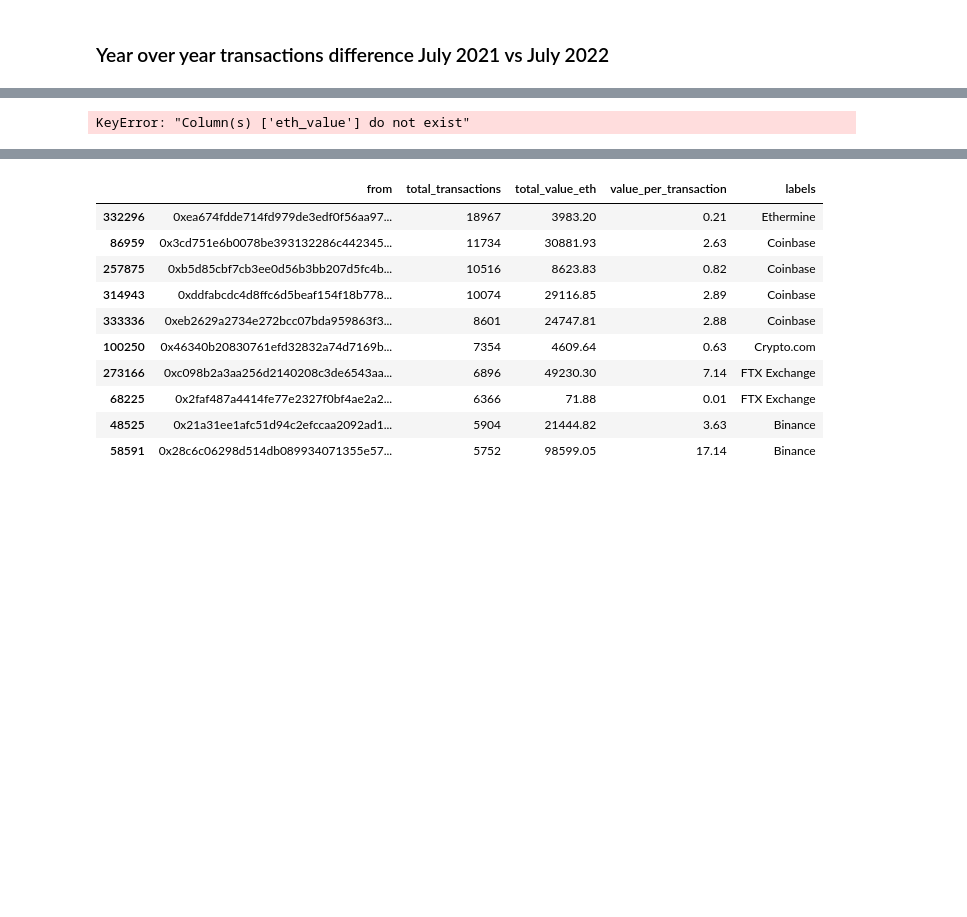
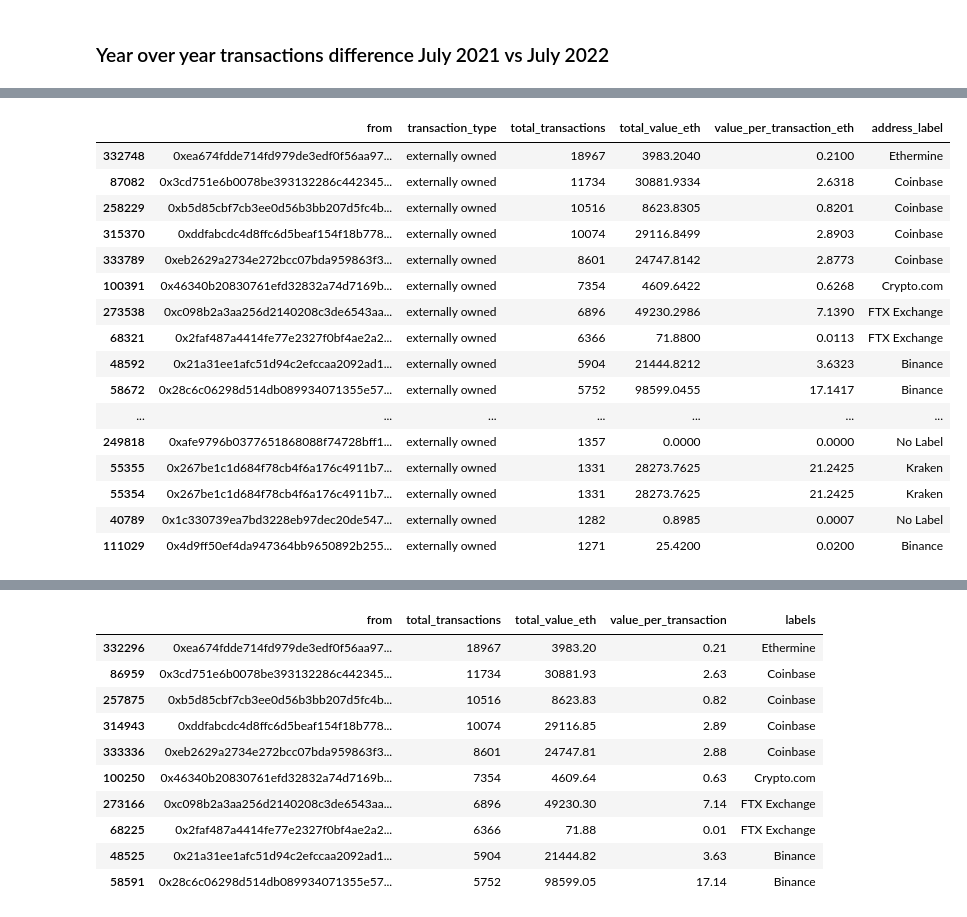
Before and after one commit to InterUniverse/blockchain, a Jupyter notebook: ethereum/nbs/ethereum_analysis.ipynb, the cells around one changed output, grey strips where cells are left out. Cells and saved outputs as stored; diff of their text form; code cells hidden in the pictures; blank space fills up the shorter version.

```diff
--- a/ethereum/nbs/ethereum_analysis.ipynb
+++ b/ethereum/nbs/ethereum_analysis.ipynb
@@ -18,7 +18,7 @@ pd.set_option('display.max_columns', 100, 'display.max_rows', 100, 'display.max_
 #Remove scientific notation
 # pd.set_option('display.float_format', lambda x: '%.f' % x)
 #Show number of decimals
-pd.set_option('display.float_format', '{:.2f}'.format)
+pd.set_option('display.float_format', '{:.4f}'.format)
 # %%
 file_dir = os.listdir(PATH)
 file_list = [os.path.join(PATH, file) for file in file_dir if file.startswith('df_')]
@@ -43,4 +41,2 @@ df['eth_value'] = df['value'].div(10**18)
-# %%
-df['txn_type'] = np.where(df['to'].isna() & df['input'].notna(), 'contract', 'externally owned')
 # %% [markdown]
 ## Read the address labels json file
@@ -432,10 +433,28 @@ alt.Chart(txn_daily_pct.reset_index()).mark_bar().encode(
 # %% [output]
 [interactive output not drawn]
 # %%
-df_agg = df.query('block_date == "2022-07-06"').groupby(['from','txn_type']).agg(total_transactions=('hash','count'),
-                                                                      total_value_eth=('eth_value','sum'))
-df_agg['value_per_transaction'] = (df_agg['total_value_eth']/df_agg['total_transactions'])
+df_agg = df.query('block_date == "2022-07-06"').groupby(['from','transaction_type']).agg(total_transactions=('hash','count'),
+                                                                                         total_value_eth=('eth_value','sum'))
+df_agg['value_per_transaction_eth'] = (df_agg['total_value_eth']/df_agg['total_transactions'])
 df_agg_label = df_agg.reset_index().merge(df_labels, left_on='from', right_on='address', how='left')
 df_agg_label.drop(columns='address', inplace=True)
-# %% [output]
-KeyError: "Column(s) ['eth_value'] do not exist"
+# %%
+df_agg_label.sort_values(by='total_transactions', ascending=False).head(50)
+# %% [output]
+|  | from | transaction_type | total_transactions | total_value_eth | value_per_transaction_eth | address_label |
+| 332748 | 0xea674fdde714fd979de3edf0f56aa97... | externally owned | 18967 | 3983.2040 | 0.2100 | Ethermine |
+| 87082 | 0x3cd751e6b0078be393132286c442345... | externally owned | 11734 | 30881.9334 | 2.6318 | Coinbase |
+| 258229 | 0xb5d85cbf7cb3ee0d56b3bb207d5fc4b... | externally owned | 10516 | 8623.8305 | 0.8201 | Coinbase |
+| 315370 | 0xddfabcdc4d8ffc6d5beaf154f18b778... | externally owned | 10074 | 29116.8499 | 2.8903 | Coinbase |
+| 333789 | 0xeb2629a2734e272bcc07bda959863f3... | externally owned | 8601 | 24747.8142 | 2.8773 | Coinbase |
+| 100391 | 0x46340b20830761efd32832a74d7169b... | externally owned | 7354 | 4609.6422 | 0.6268 | Crypto.com |
+| 273538 | 0xc098b2a3aa256d2140208c3de6543aa... | externally owned | 6896 | 49230.2986 | 7.1390 | FTX Exchange |
+| 68321 | 0x2faf487a4414fe77e2327f0bf4ae2a2... | externally owned | 6366 | 71.8800 | 0.0113 | FTX Exchange |
+| 48592 | 0x21a31ee1afc51d94c2efccaa2092ad1... | externally owned | 5904 | 21444.8212 | 3.6323 | Binance |
+| 58672 | 0x28c6c06298d514db089934071355e57... | externally owned | 5752 | 98599.0455 | 17.1417 | Binance |
+| ... | ... | ... | ... | ... | ... | ... |
+| 249818 | 0xafe9796b0377651868088f74728bff1... | externally owned | 1357 | 0.0000 | 0.0000 | No Label |
+| 55355 | 0x267be1c1d684f78cb4f6a176c4911b7... | externally owned | 1331 | 28273.7625 | 21.2425 | Kraken |
+| 55354 | 0x267be1c1d684f78cb4f6a176c4911b7... | externally owned | 1331 | 28273.7625 | 21.2425 | Kraken |
+| 40789 | 0x1c330739ea7bd3228eb97dec20de547... | externally owned | 1282 | 0.8985 | 0.0007 | No Label |
+| 111029 | 0x4d9ff50ef4da947364bb9650892b255... | externally owned | 1271 | 25.4200 | 0.0200 | Binance |
```
Also changed, not shown: parts of 16 cells of this notebook, 1 other file.
